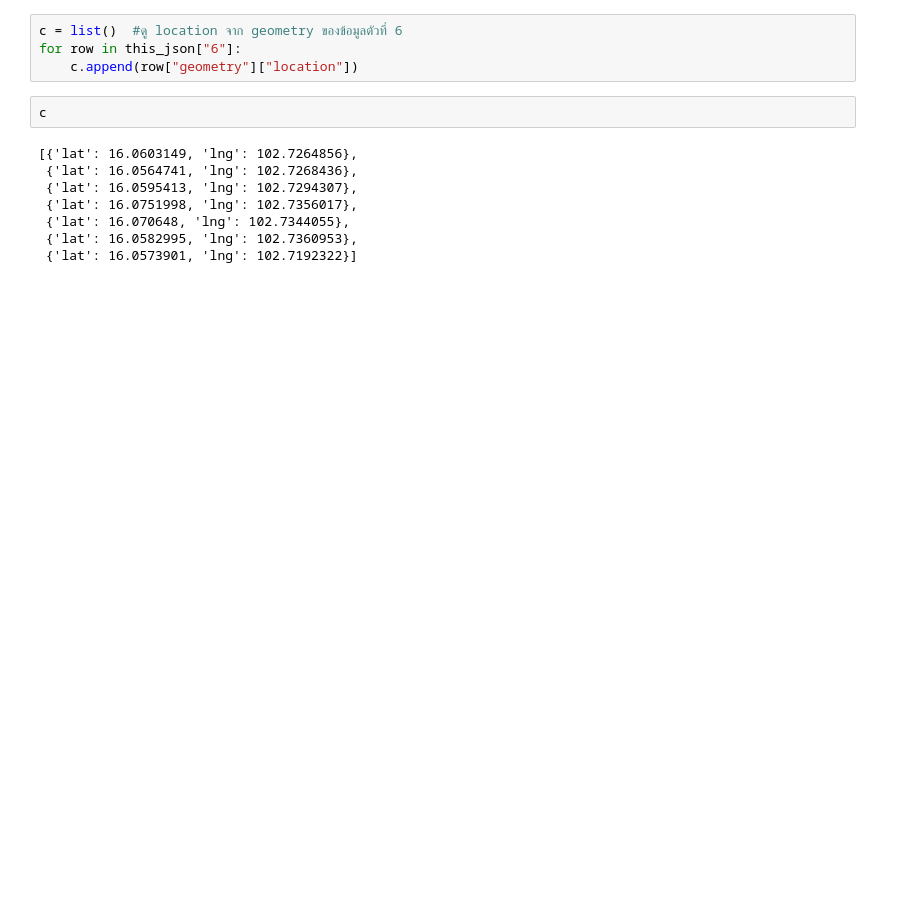
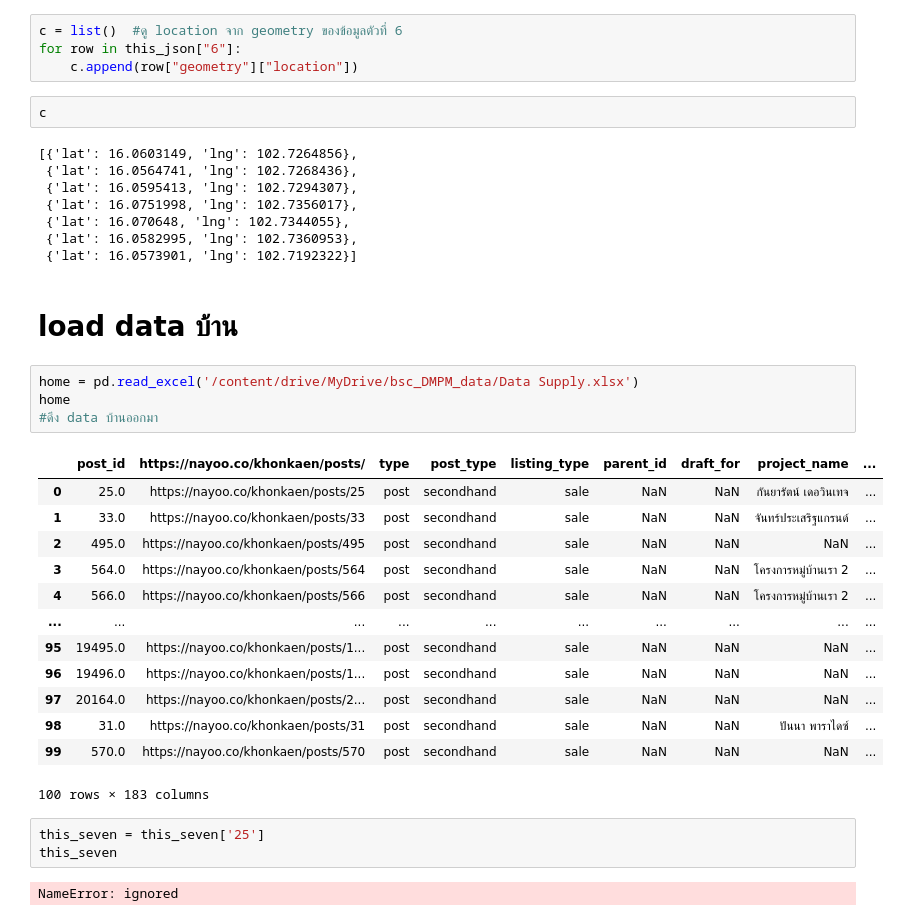
Before and after one commit to Kanchanasud/bsc_dpdm22, a Jupyter notebook: [dataprep2]_GIS_point_of_interest_data.ipynb, the cells around one changed output. Saved outputs shown, nothing was run; the diff lists cells and outputs as text; blank space fills up the shorter version.

```diff
--- a/[dataprep2]_GIS_point_of_interest_data.ipynb
+++ b/[dataprep2]_GIS_point_of_interest_data.ipynb
@@ -101,3 +108,28 @@ c
  {'lat': 16.070648, 'lng': 102.7344055},
  {'lat': 16.0582995, 'lng': 102.7360953},
  {'lat': 16.0573901, 'lng': 102.7192322}]
+# %% [markdown]
+# load data บ้าน
+# %%
+home = pd.read_excel('/content/drive/MyDrive/bsc_DMPM_data/Data Supply.xlsx')
+home
+#ดึง data บ้านออกมา
+# %% [output]
+|  | post_id | https://nayoo.co/khonkaen/posts/ | type | post_type | listing_type | parent_id | draft_for | project_name | ... |
+| 0 | 25.0 | https://nayoo.co/khonkaen/posts/25 | post | secondhand | sale | NaN | NaN | กันยารัตน์ เดอวินเทจ | ... |
+| 1 | 33.0 | https://nayoo.co/khonkaen/posts/33 | post | secondhand | sale | NaN | NaN | จันทร์ประเสริฐแกรนด์ | ... |
+| 2 | 495.0 | https://nayoo.co/khonkaen/posts/495 | post | secondhand | sale | NaN | NaN | NaN | ... |
+| 3 | 564.0 | https://nayoo.co/khonkaen/posts/564 | post | secondhand | sale | NaN | NaN | โครงการหมู่บ้านเรา 2 | ... |
+| 4 | 566.0 | https://nayoo.co/khonkaen/posts/566 | post | secondhand | sale | NaN | NaN | โครงการหมู่บ้านเรา 2 | ... |
+| ... | ... | ... | ... | ... | ... | ... | ... | ... | ... |
+| 95 | 19495.0 | https://nayoo.co/khonkaen/posts/1... | post | secondhand | sale | NaN | NaN | NaN | ... |
+| 96 | 19496.0 | https://nayoo.co/khonkaen/posts/1... | post | secondhand | sale | NaN | NaN | NaN | ... |
+| 97 | 20164.0 | https://nayoo.co/khonkaen/posts/2... | post | secondhand | sale | NaN | NaN | NaN | ... |
+| 98 | 31.0 | https://nayoo.co/khonkaen/posts/31 | post | secondhand | sale | NaN | NaN | ปันนา พาราไดซ์ | ... |
+| 99 | 570.0 | https://nayoo.co/khonkaen/posts/570 | post | secondhand | sale | NaN | NaN | NaN | ... |
+100 rows × 183 columns
+# %%
+this_seven = this_seven['25']
+this_seven
+# %% [output]
+NameError: ignored
```
Also changed, not shown: parts of 9 cells of this notebook.
